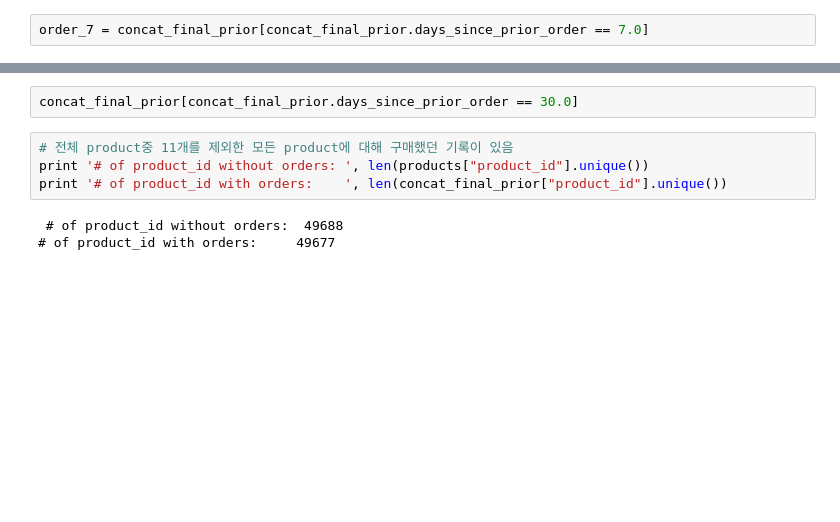
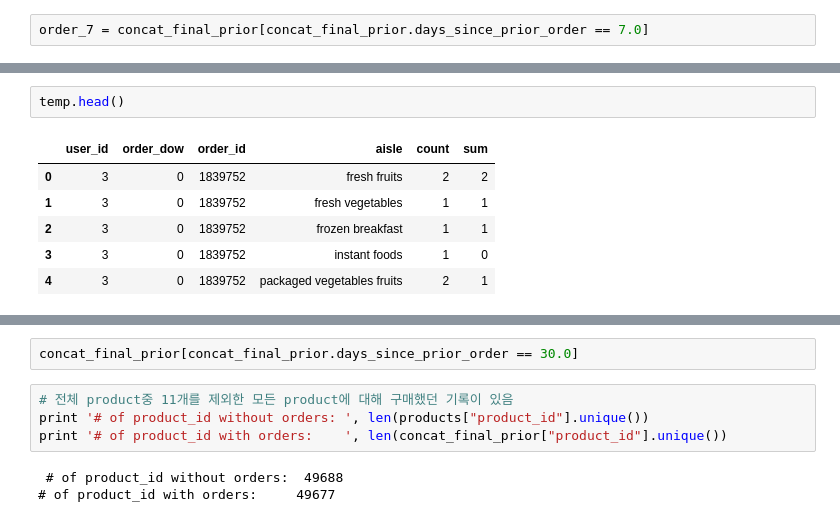
Before and after one commit to kuosamo/Instacart, a Jupyter notebook: Analysis/Data_Analysis_of_Instacart.ipynb, the cells around one changed output, grey strips where cells are left out. Saved outputs shown, nothing was run; the diff lists cells and outputs as text; blank space fills up the shorter version.

```diff
--- a/Analysis/Data_Analysis_of_Instacart.ipynb
+++ b/Analysis/Data_Analysis_of_Instacart.ipynb
@@ -445,0 +454,9 @@ order_7.groupby(['order_id', 'aisle'])['reordered'].agg({'sum':'sum', 'count':'c
+# %%
+temp.head()
+# %% [output]
+|  | user_id | order_dow | order_id | aisle | count | sum |
+| 0 | 3 | 0 | 1839752 | fresh fruits | 2 | 2 |
+| 1 | 3 | 0 | 1839752 | fresh vegetables | 1 | 1 |
+| 2 | 3 | 0 | 1839752 | frozen breakfast | 1 | 1 |
+| 3 | 3 | 0 | 1839752 | instant foods | 1 | 0 |
+| 4 | 3 | 0 | 1839752 | packaged vegetables fruits | 2 | 1 |
```
Also changed, not shown: parts of 7 cells of this notebook.
